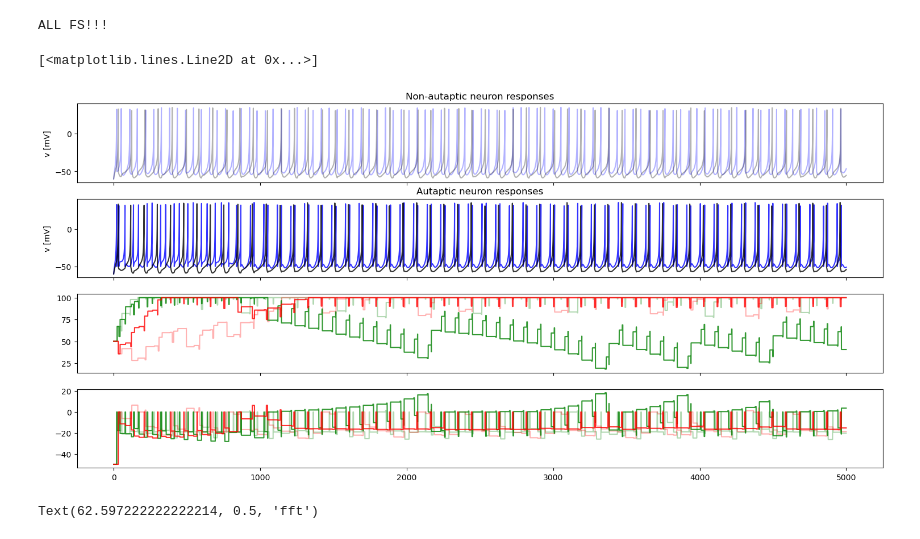
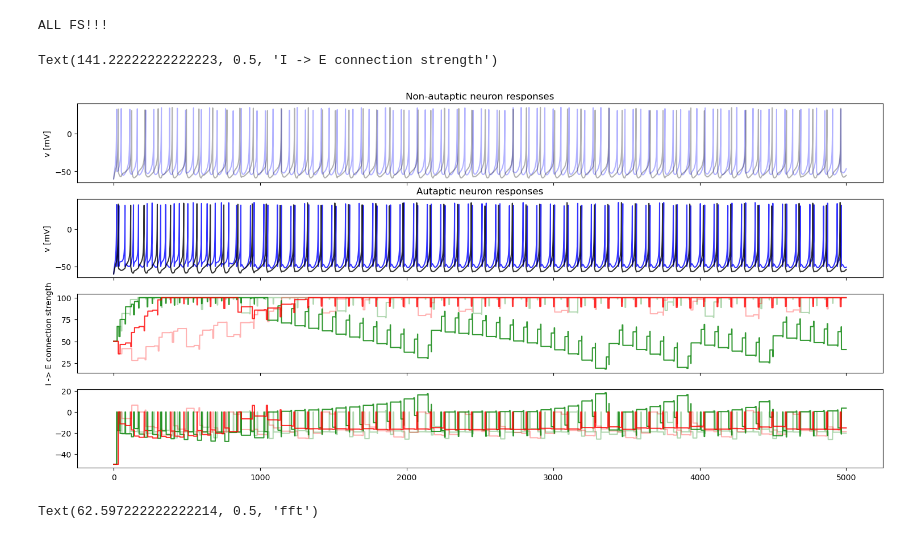
Before and after one commit to liammcs10/AQUA_project, a Jupyter notebook: micro-circuit/EI_STDP_comparison.ipynb, the cells around one changed output. Cells and saved outputs as stored; diff of their text form; code cells hidden in the pictures.

```diff
--- a/micro-circuit/EI_STDP_comparison.ipynb
+++ b/micro-circuit/EI_STDP_comparison.ipynb
@@ -416,35 +419,37 @@ ALL FS!!!
 
 # 1. SIMPLY PLOT THE TRACES
 
 fig, ax = plt.subplots(4, 1, figsize = (15, 7), sharex = True)
 fig.tight_layout()
 
 #plot non-autaptic neurons
 ax[0].plot(M_v_E.t/ms, M_v_E.v[0], c = 'blue', alpha = 0.3, label = 'non-autaptic neuron 1')
 ax[0].plot(M_v_E.t/ms, M_v_E.v[1], c = 'black', alpha = 0.3, label = 'non-autaptic neuron 2')
 ax[0].set_title('Non-autaptic neuron responses')
 ax[0].set_ylabel('v [mV]')
 
 # plot autaptic neurons
 ax[1].plot(M_v_E_aut.t/ms, M_v_E_aut.v[0], c = 'blue', alpha = 0.8, label = 'autaptic neuron 1')
 ax[1].plot(M_v_E_aut.t/ms, M_v_E_aut.v[1], c = 'black', alpha = 0.8, label = 'non-autaptic neuron 2')
 ax[1].set_title('Autaptic neuron responses')
 ax[1].set_ylabel('v [mV]')
 
 # plot synapse variables at the inhibitory neuron
 ax[2].plot(M_syn_EI.t/ms, M_syn_EI.w_exc[0], c = 'green', alpha = 0.3, label = 'NAut - E1 to I')
 ax[2].plot(M_syn_EI.t/ms, M_syn_EI.w_exc[1], c = 'red', alpha = 0.3, label = 'NAut - E2 to I')
 ax[2].plot(M_syn_EI_aut.t/ms, M_syn_EI_aut.w_exc[0], c = 'green', alpha = 0.8, label = 'Aut - E1 to I')
 ax[2].plot(M_syn_EI_aut.t/ms, M_syn_EI_aut.w_exc[1], c = 'red', alpha = 0.8, label = 'Aut - E2 to I')
+ax[2].set_ylabel("E -> I connection strength")
 
 # plot synapse variables at the inhibitory neuron
 ax[3].plot(M_syn_IE.t/ms, M_syn_IE.w_inh[0], c = 'green', alpha = 0.3, label = 'NAut - E1 to I')
 ax[3].plot(M_syn_IE.t/ms, M_syn_IE.w_inh[1], c = 'red', alpha = 0.3, label = 'NAut - E2 to I')
 ax[3].plot(M_syn_IE_aut.t/ms, M_syn_IE_aut.w_inh[0], c = 'green', alpha = 0.8, label = 'Aut - E1 to I')
 ax[3].plot(M_syn_IE_aut.t/ms, M_syn_IE_aut.w_inh[1], c = 'red', alpha = 0.8, label = 'Aut - E2 to I')
+ax[2].set_ylabel("I -> E connection strength")
 # %% [output]
-[<matplotlib.lines.Line2D at 0x...>]
+Text(141.22222222222223, 0.5, 'I -> E connection strength')
-[figure, old version]
+[figure, new version]
 # %%
 ''' - - -  2. PLOT THE FOURIER TRANSFORMS OF THE SPIKING ACTIVITY - - - '''
 #binarise spike trains
```
Also changed, not shown: parts of 8 cells of this notebook, 3 other files.
